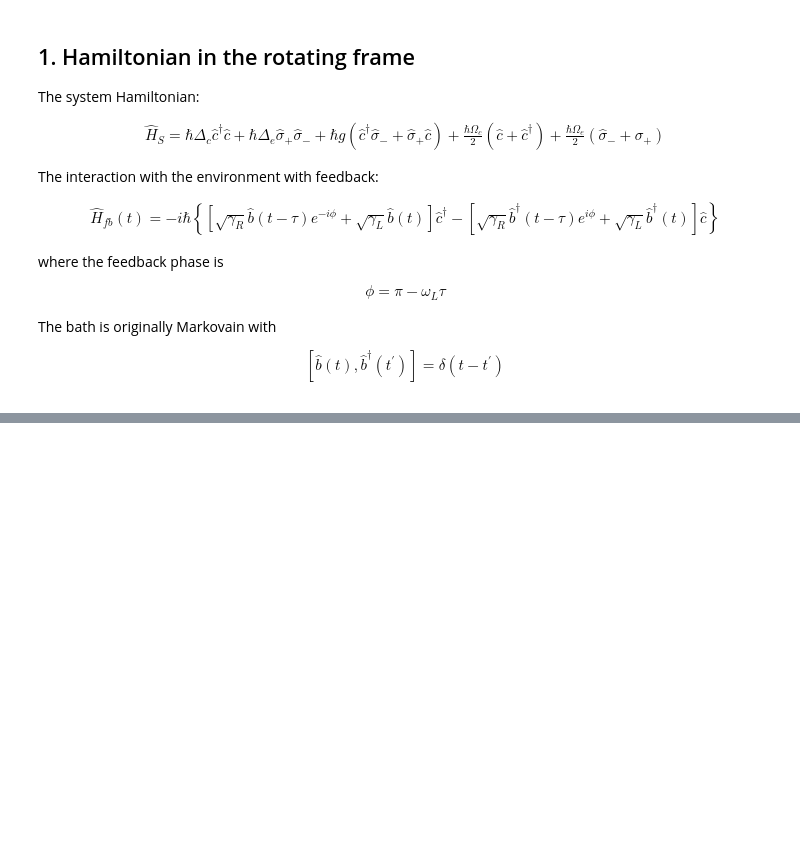
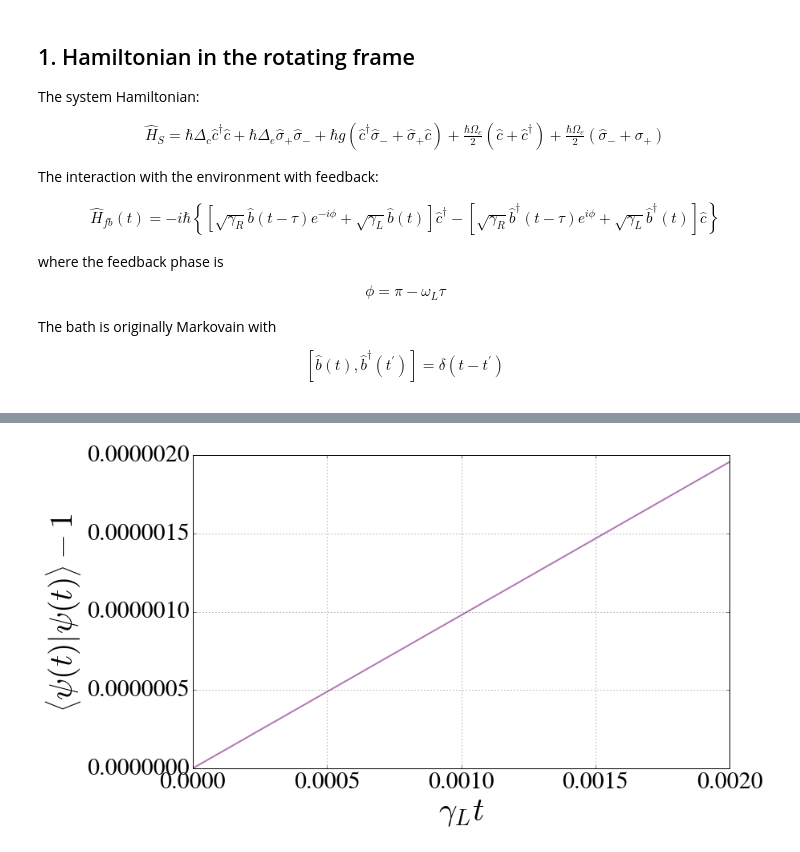
Before and after one commit to nemetniki/Kerr, a Jupyter notebook: MPS trial.ipynb, the cells around one changed output, grey strips where cells are left out. Saved outputs shown, nothing was run; the diff lists cells and outputs as text; code cells hidden in the pictures; blank space fills up the shorter version.

```diff
--- a/MPS trial.ipynb
+++ b/MPS trial.ipynb
@@ -239,0 +282,11 @@ initial ground probability: 0
+# %%
+plt.figure(2,figsize = (12,7))
+plt.plot(t,np.flip(np.real(norm-1),0),lw=2,label="norm",color=colors["purple"])
+plt.grid(True)
+plt.ylabel("$\left<\psi(t)|\psi(t)\\right>-1$",fontsize=40)
+plt.xlabel("$\gamma_Lt$",fontsize=40)
+plt.xlim(0,.002)
+plt.ylim(0,.000002)
+plt.show()
+# %% [output]
+[figure, added]
```
Also changed, not shown: parts of 5 cells of this notebook, 1 other file.
